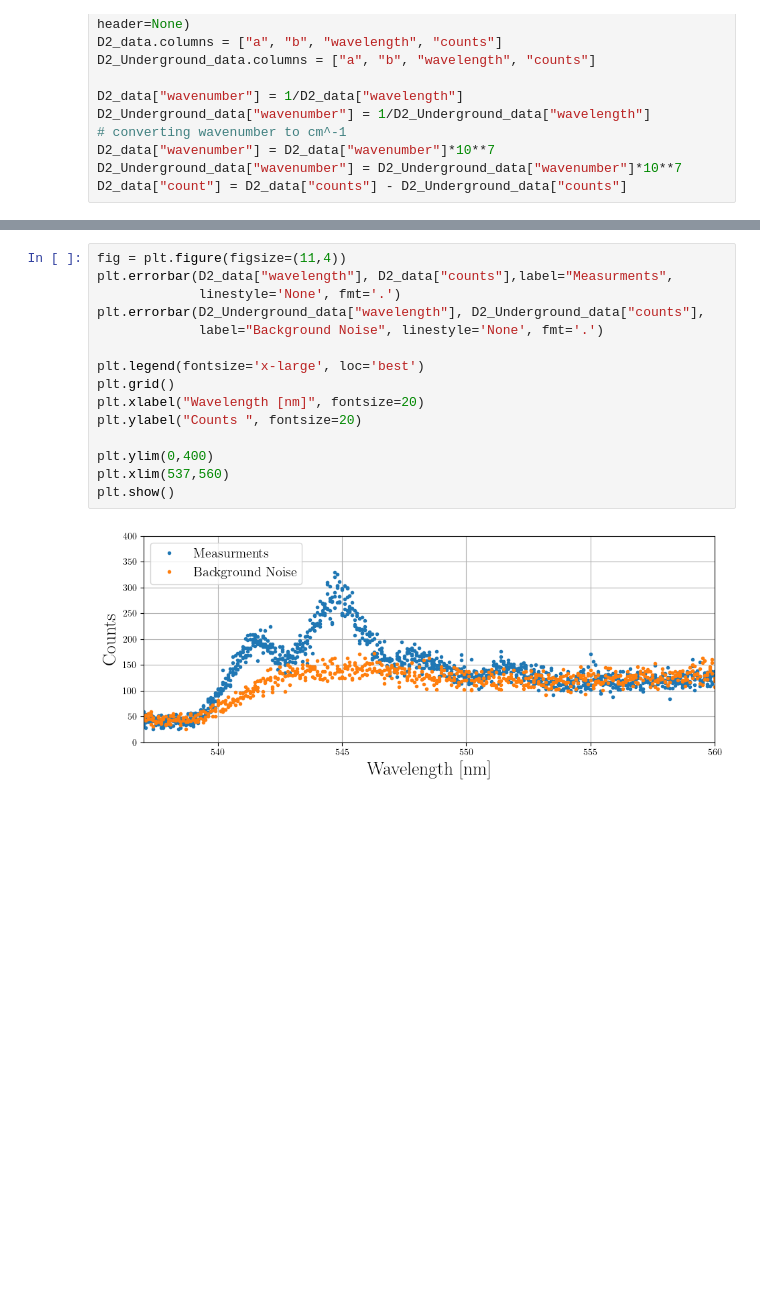
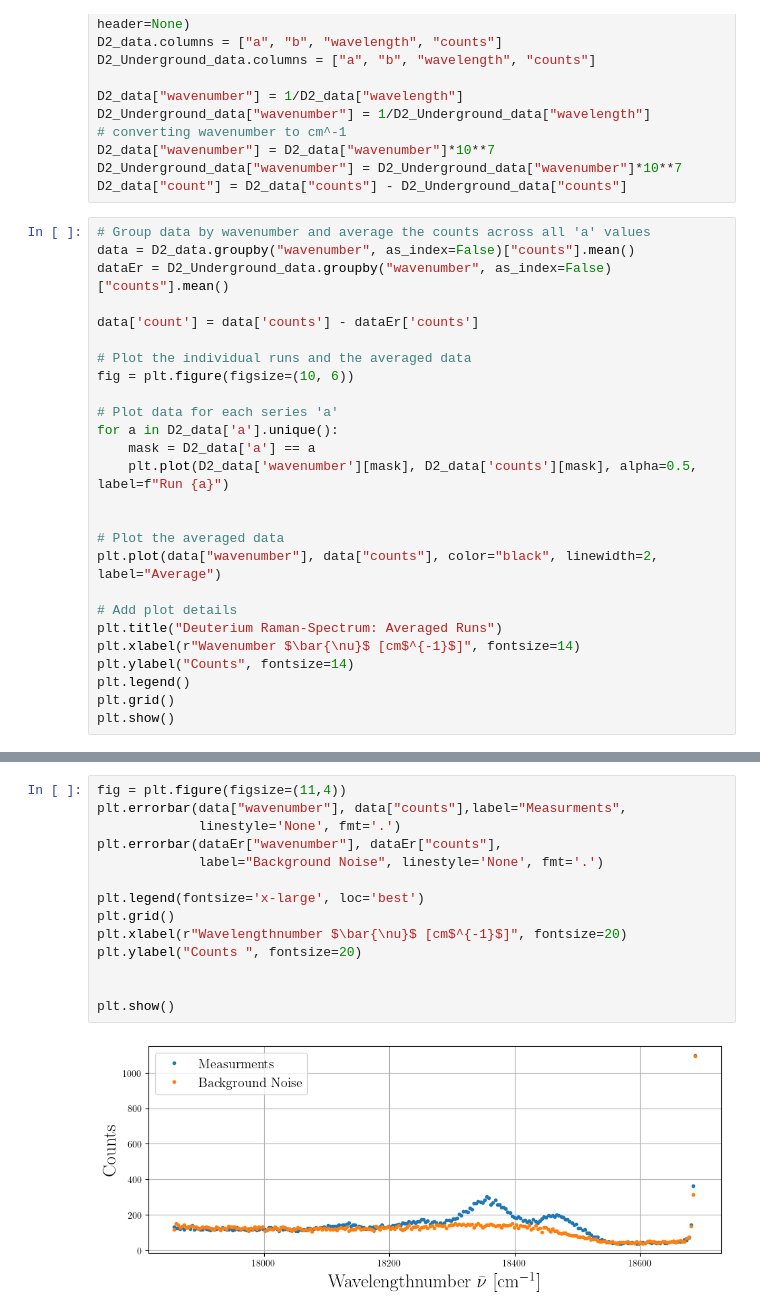
Before and after one commit to ParisHuth/FP, a Jupyter notebook: F43/protocollTaylorsVersion.ipynb, the cells around one changed output, grey strips where cells are left out. Cells and saved outputs as stored; diff of their text form; blank space fills up the shorter version.

```diff
--- a/F43/protocollTaylorsVersion.ipynb
+++ b/F43/protocollTaylorsVersion.ipynb
@@ -215,3 +215,29 @@ D2_Underground_data["wavenumber"] = 1/D2_Underground_data["wavelength"]
 D2_data["wavenumber"] = D2_data["wavenumber"]*10**7
 D2_Underground_data["wavenumber"] = D2_Underground_data["wavenumber"]*10**7
 D2_data["count"] = D2_data["counts"] - D2_Underground_data["counts"]
+# %%
+# Group data by wavenumber and average the counts across all 'a' values
+data = D2_data.groupby("wavenumber", as_index=False)["counts"].mean()
+dataEr = D2_Underground_data.groupby("wavenumber", as_index=False)["counts"].mean()
+
+data['count'] = data['counts'] - dataEr['counts']
+
+# Plot the individual runs and the averaged data
+fig = plt.figure(figsize=(10, 6))
+
+# Plot data for each series 'a'
+for a in D2_data['a'].unique():
+    mask = D2_data['a'] == a
+    plt.plot(D2_data['wavenumber'][mask], D2_data['counts'][mask], alpha=0.5, label=f"Run {a}")
+
+
+# Plot the averaged data
+plt.plot(data["wavenumber"], data["counts"], color="black", linewidth=2, label="Average")
+
+# Add plot details
+plt.title("Deuterium Raman-Spectrum: Averaged Runs")
+plt.xlabel(r"Wavenumber $\bar{\nu}$ [cm$^{-1}$]", fontsize=14)
+plt.ylabel("Counts", fontsize=14)
+plt.legend()
+plt.grid()
+plt.show()
@@ -218,17 +246,16 @@ D2_data["count"] = D2_data["counts"] - D2_Underground_data["counts"]
 # %%
 fig = plt.figure(figsize=(11,4))
-plt.errorbar(D2_data["wavelength"], D2_data["counts"],label="Measurments",
+plt.errorbar(data["wavenumber"], data["counts"],label="Measurments",
              linestyle='None', fmt='.')
-plt.errorbar(D2_Underground_data["wavelength"], D2_Underground_data["counts"],
+plt.errorbar(dataEr["wavenumber"], dataEr["counts"],
              label="Background Noise", linestyle='None', fmt='.')
 
 plt.legend(fontsize='x-large', loc='best')
 plt.grid()
-plt.xlabel("Wavelength [nm]", fontsize=20)
+plt.xlabel(r"Wavelengthnumber $\bar{\nu}$ [cm$^{-1}$]", fontsize=20)
 plt.ylabel("Counts ", fontsize=20)
 
-plt.ylim(0,400)
-plt.xlim(537,560)
+
 plt.show()
 # %% [output]
-[figure, old version]
+[figure, new version]
```
Also changed, not shown: parts of 10 cells of this notebook.
